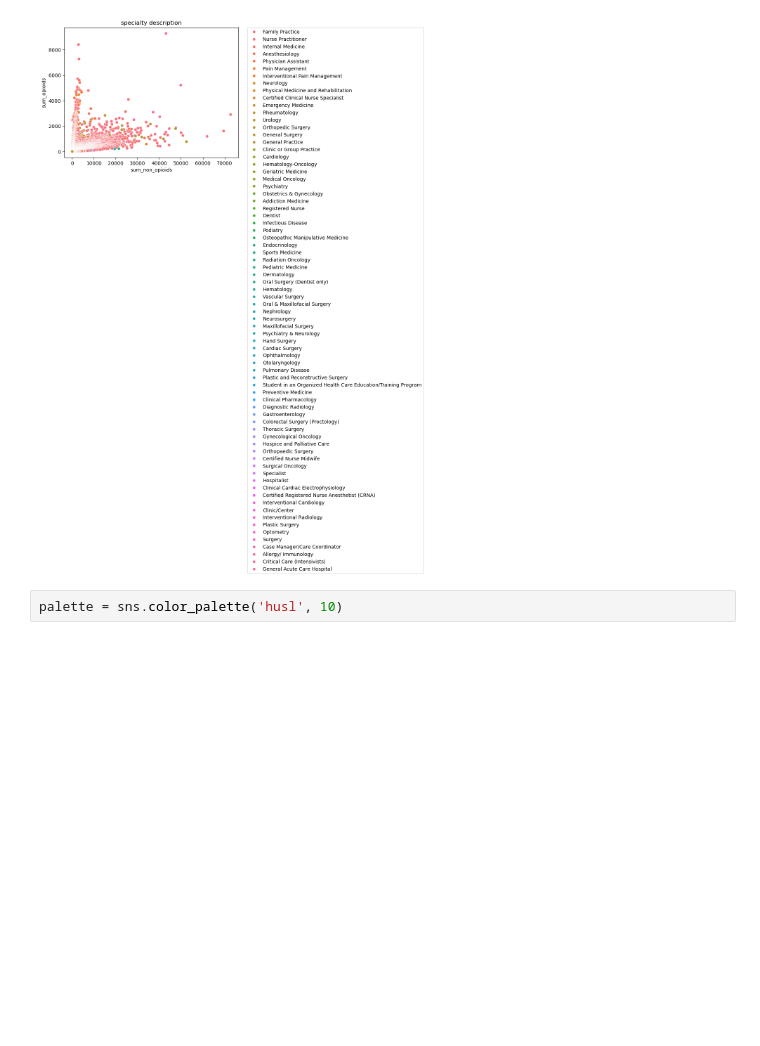
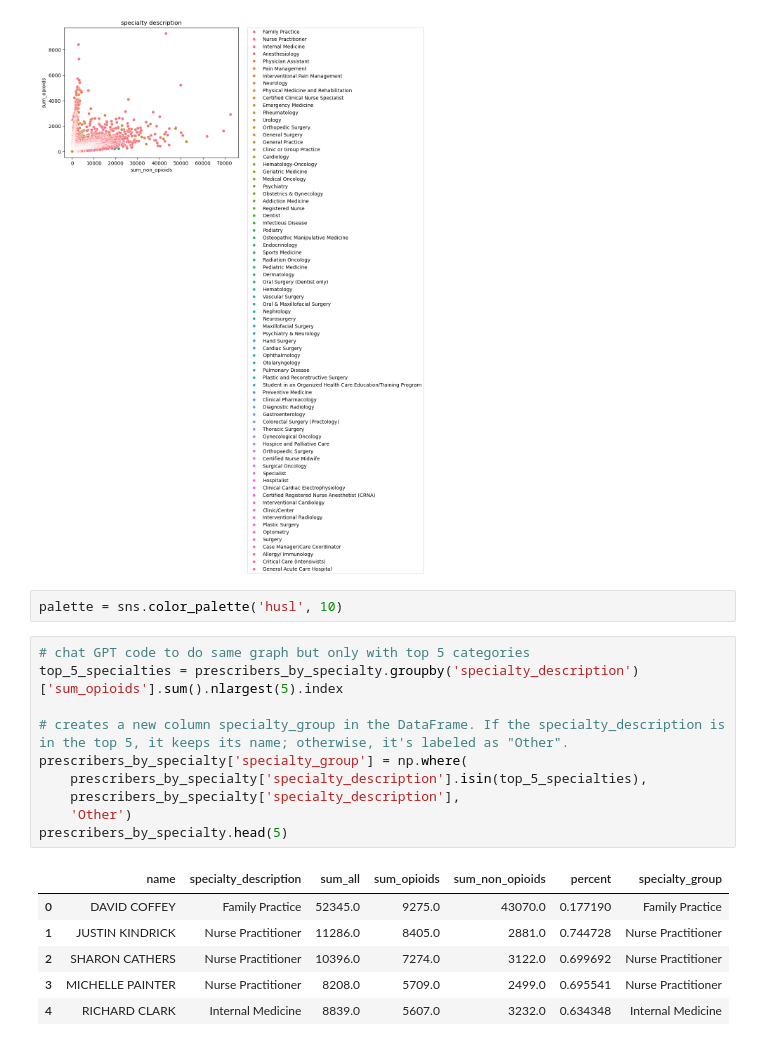
Before and after one commit to NSS-Data-Analytics-Cohort-12/prescribers-python-da12-v2-json-derulo, a Jupyter notebook: notebooks/prescribers.ipynb, the cells around one changed output. Drawn from its saved outputs; the diff is of its cells as text; blank space fills up the shorter version.

```diff
--- a/notebooks/prescribers.ipynb
+++ b/notebooks/prescribers.ipynb
@@ -251,3 +252,20 @@ plt.show()
 [figure]
 # %%
 palette = sns.color_palette('husl', 10)
+# %%
+# chat GPT code to do same graph but only with top 5 categories
+top_5_specialties = prescribers_by_specialty.groupby('specialty_description')['sum_opioids'].sum().nlargest(5).index
+
+# creates a new column specialty_group in the DataFrame. If the specialty_description is in the top 5, it keeps its name; otherwise, it's labeled as "Other".
+prescribers_by_specialty['specialty_group'] = np.where(
+    prescribers_by_specialty['specialty_description'].isin(top_5_specialties),
+    prescribers_by_specialty['specialty_description'],
+    'Other')
+prescribers_by_specialty.head(5)
+# %% [output]
+|  | name | specialty_description | sum_all | sum_opioids | sum_non_opioids | percent | specialty_group |
+| 0 | DAVID COFFEY | Family Practice | 52345.0 | 9275.0 | 43070.0 | 0.177190 | Family Practice |
+| 1 | JUSTIN KINDRICK | Nurse Practitioner | 11286.0 | 8405.0 | 2881.0 | 0.744728 | Nurse Practitioner |
+| 2 | SHARON CATHERS | Nurse Practitioner | 10396.0 | 7274.0 | 3122.0 | 0.699692 | Nurse Practitioner |
+| 3 | MICHELLE PAINTER | Nurse Practitioner | 8208.0 | 5709.0 | 2499.0 | 0.695541 | Nurse Practitioner |
+| 4 | RICHARD CLARK | Internal Medicine | 8839.0 | 5607.0 | 3232.0 | 0.634348 | Internal Medicine |
```
Also changed, not shown: parts of 2 cells of this notebook.
